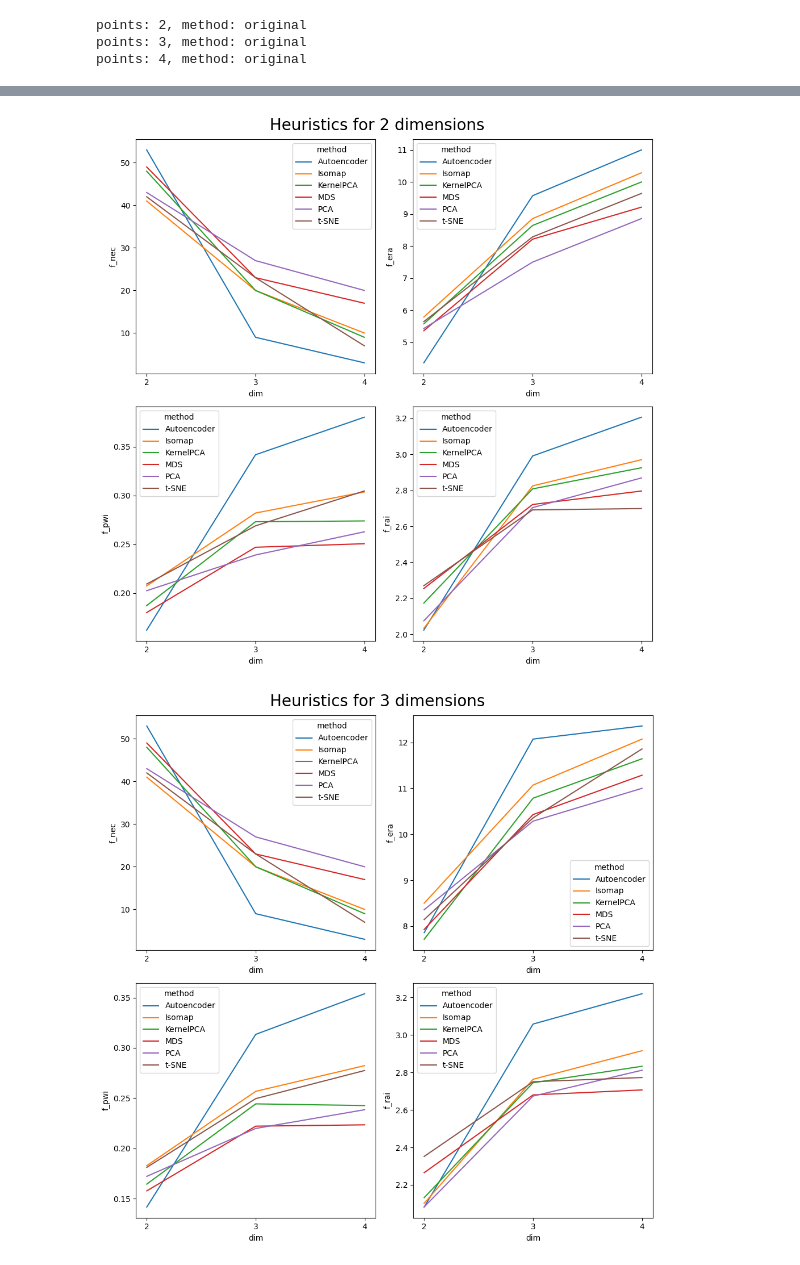
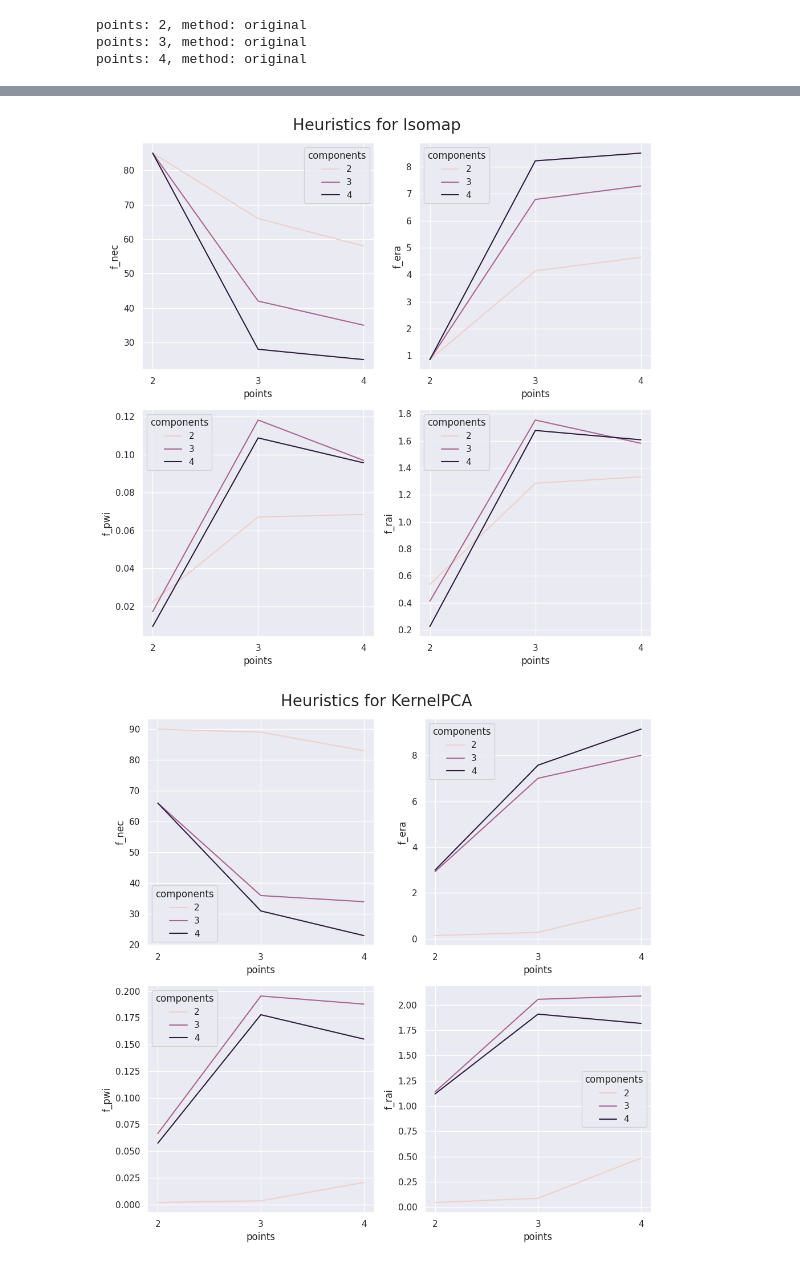
Before and after one commit to anras5/ordinal-regression-reduced, a Jupyter notebook: src/main.ipynb, the cells around one changed output, grey strips where cells are left out. Drawn from its saved outputs; the diff is of its cells as text; code cells hidden in the pictures.

```diff
--- a/src/main.ipynb
+++ b/src/main.ipynb
@@ -31,0 +39,4 @@ df.head()
+# %%
+scaler = StandardScaler()
+df_scaled = pd.DataFrame(scaler.fit_transform(df), columns=df.columns)
+df_scaled.head()
@@ -200,4 +246,0 @@ run_parallel()
-# %%
-df_results = pd.DataFrame(results)
-df_results = df_results.sort_index(axis=1, level=[0, 1])
-df_results
@@ -221,4 +249,4 @@ df_results.columns = pd.MultiIndex.from_tuples(
     [(method, int(dim.split(": ")[1])) for method, dim in df_results.columns],
     names=["method", "dim"],
 )
-df_results.index = pd.MultiIndex.from_tuples([(int(p.split(": ")[1]), heu) for p, heu in df_results.index])
+df_results.index = pd.MultiIndex.from_tuples([(heu, int(p.split(": ")[1])) for p, heu in df_results.index])
@@ -243,22 +253,26 @@ df_results.index = pd.MultiIndex.from_tuples([(int(p.split(": ")[1]), heu) for p
 # %%
 import matplotlib.pyplot as plt
 import seaborn as sns
+sns.set()
 
 unique_n_points = df_results.index.get_level_values(0).unique()
-heuristics = df_results.index.get_level_values(1).unique()
+heuristics = df_results.index.get_level_values(0).unique()
 
-for n_points in unique_n_points:
+methods = df_results.columns.get_level_values(0).unique()
+
+for method in methods:
     fig, axes = plt.subplots(2, 2, figsize=(10, 10))
     axes = axes.flatten()
 
     for i, heuristic in enumerate(heuristics):
-        df_r = df_results.loc[n_points].loc[heuristic].reset_index()
-        sns.lineplot(x="dim", y=heuristic, hue="method", data=df_r, ax=axes[i])
-        axes[i].set_xticks(df_r["dim"].unique())
+        df_r = df_results[method].loc[heuristic].reset_index(names="points").melt(id_vars=['points'], var_name="components", value_name="value")
+        sns.lineplot(x="points", y="value", hue="components", data=df_r, ax=axes[i])
+        axes[i].set_xticks(df_r["points"].unique())
+        axes[i].set_ylabel(heuristic)
 
-    plt.suptitle(f"Heuristics for {n_points} dimensions", fontsize=20)
+    plt.suptitle(f"Heuristics for {method}", fontsize=20)
     plt.tight_layout()
     plt.show()
 # %% [output]
-[figure, old version]
+[figure, new version]
-[figure, old version]
+[figure, new version]
```
Also changed, not shown: parts of 18 cells of this notebook, 1 other file.
